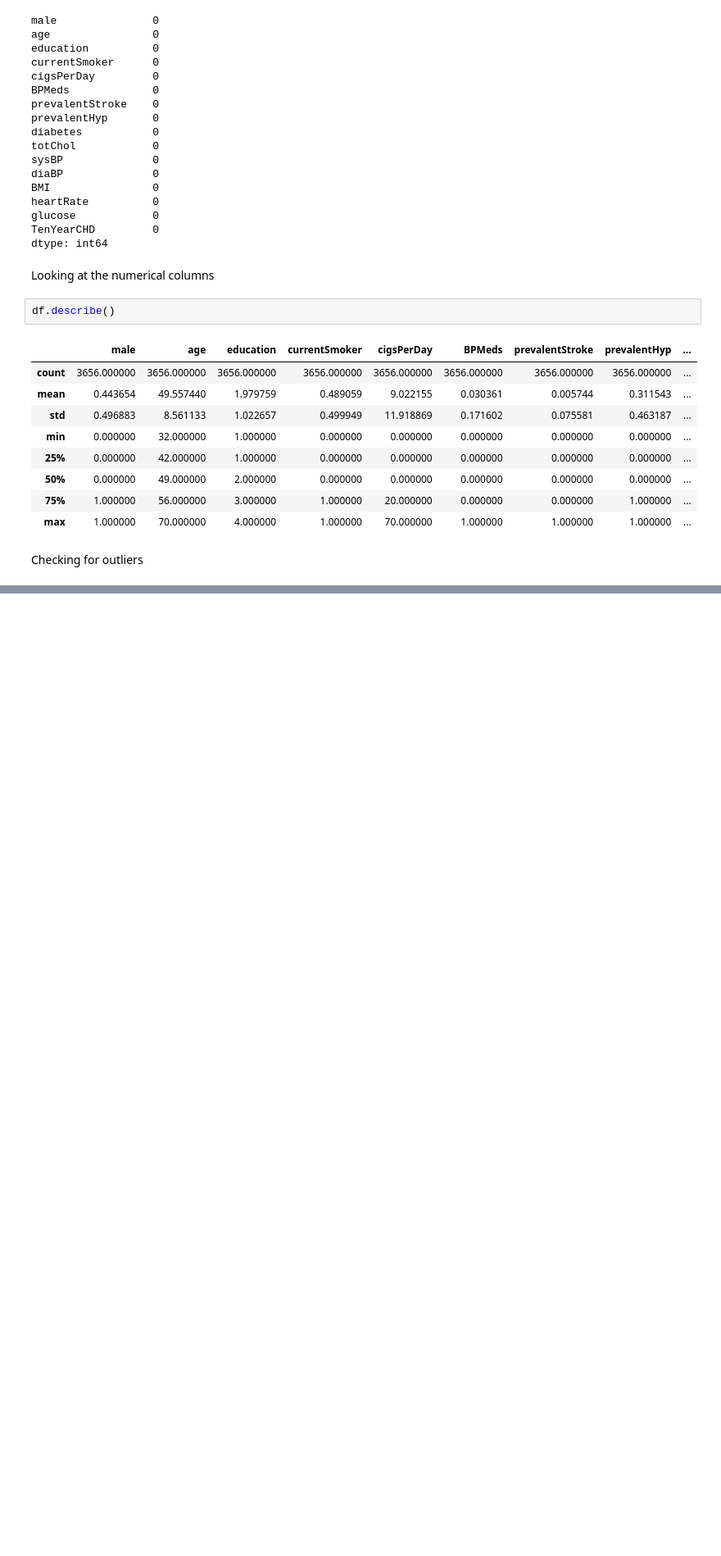
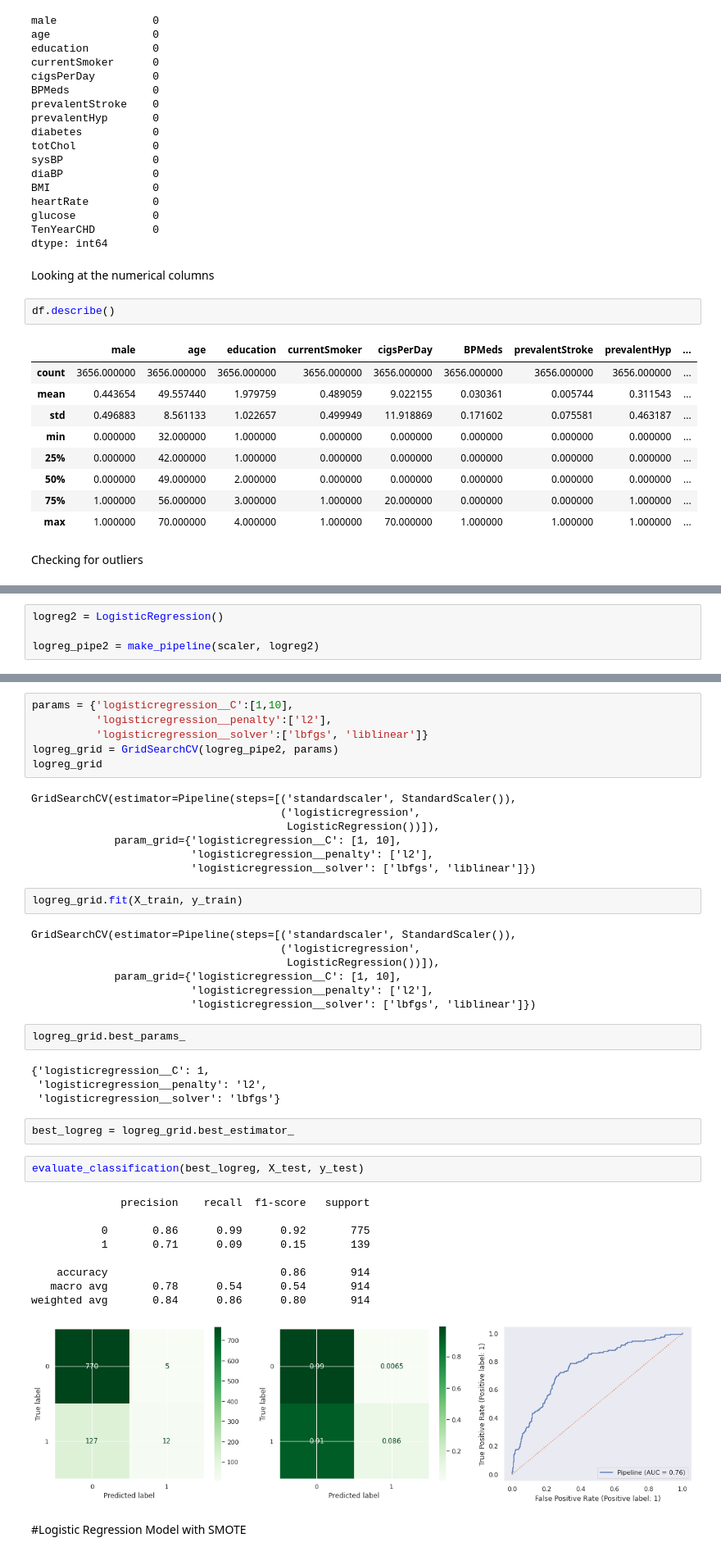
Before and after one commit to maryawamaitha/ML-Project-2, a Jupyter notebook: Copy_of_HeartDiseaseLogistic_Regression.ipynb, the cells around one changed output, grey strips where cells are left out. Shown at 82% size. Cells and saved outputs as stored; diff of their text form; blank space fills up the shorter version.

```diff
--- a/Copy_of_HeartDiseaseLogistic_Regression.ipynb
+++ b/Copy_of_HeartDiseaseLogistic_Regression.ipynb
@@ -209,0 +278,4 @@ Based on the heatmap, there is a correlation between the cigs per Day and curren
+# %%
+logreg2 = LogisticRegression()
+
+logreg_pipe2 = make_pipeline(scaler, logreg2)
@@ -209,0 +300,44 @@ Based on the heatmap, there is a correlation between the cigs per Day and curren
+# %%
+params = {'logisticregression__C':[1,10],
+          'logisticregression__penalty':['l2'],
+          'logisticregression__solver':['lbfgs', 'liblinear']}
+logreg_grid = GridSearchCV(logreg_pipe2, params)
+logreg_grid
+# %% [output]
+GridSearchCV(estimator=Pipeline(steps=[('standardscaler', StandardScaler()),
+                                       ('logisticregression',
+                                        LogisticRegression())]),
+             param_grid={'logisticregression__C': [1, 10],
+                         'logisticregression__penalty': ['l2'],
+                         'logisticregression__solver': ['lbfgs', 'liblinear']})
+# %%
+logreg_grid.fit(X_train, y_train)
+# %% [output]
+GridSearchCV(estimator=Pipeline(steps=[('standardscaler', StandardScaler()),
+                                       ('logisticregression',
+                                        LogisticRegression())]),
+             param_grid={'logisticregression__C': [1, 10],
+                         'logisticregression__penalty': ['l2'],
+                         'logisticregression__solver': ['lbfgs', 'liblinear']})
+# %%
+logreg_grid.best_params_
+# %% [output]
+{'logisticregression__C': 1,
+ 'logisticregression__penalty': 'l2',
+ 'logisticregression__solver': 'lbfgs'}
+# %%
+best_logreg = logreg_grid.best_estimator_
+# %%
+evaluate_classification(best_logreg, X_test, y_test)
+# %% [output]
+              precision    recall  f1-score   support
+
+           0       0.86      0.99      0.92       775
+           1       0.71      0.09      0.15       139
+
+    accuracy                           0.86       914
+   macro avg       0.78      0.54      0.54       914
+weighted avg       0.84      0.86      0.80       914
+[figure, added]
+# %% [markdown]
+#Logistic Regression Model with SMOTE
```
Also changed, not shown: parts of 42 cells of this notebook.
